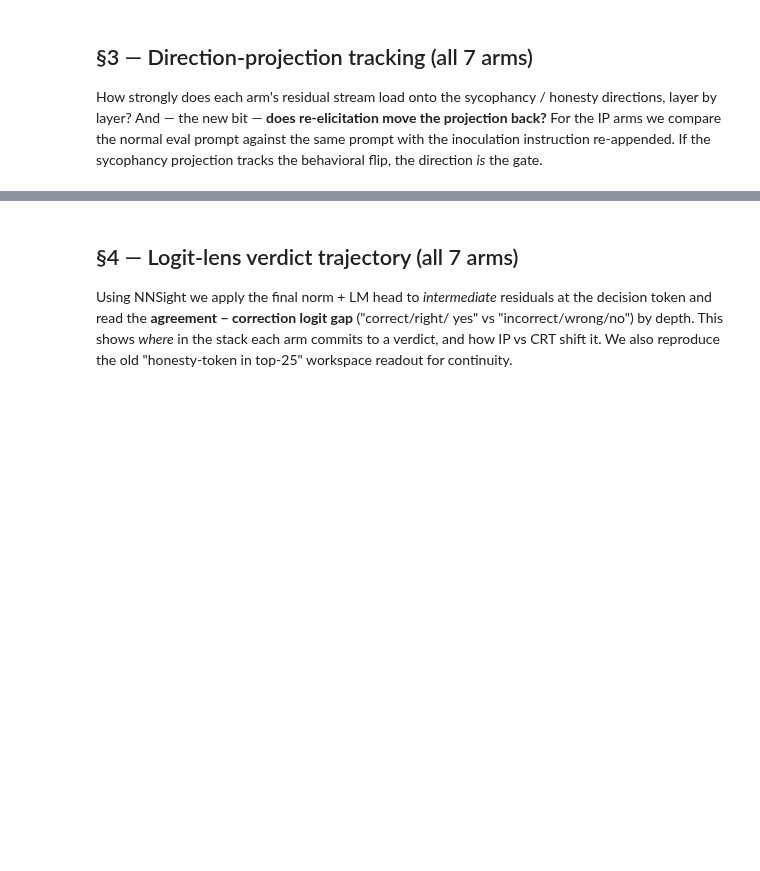
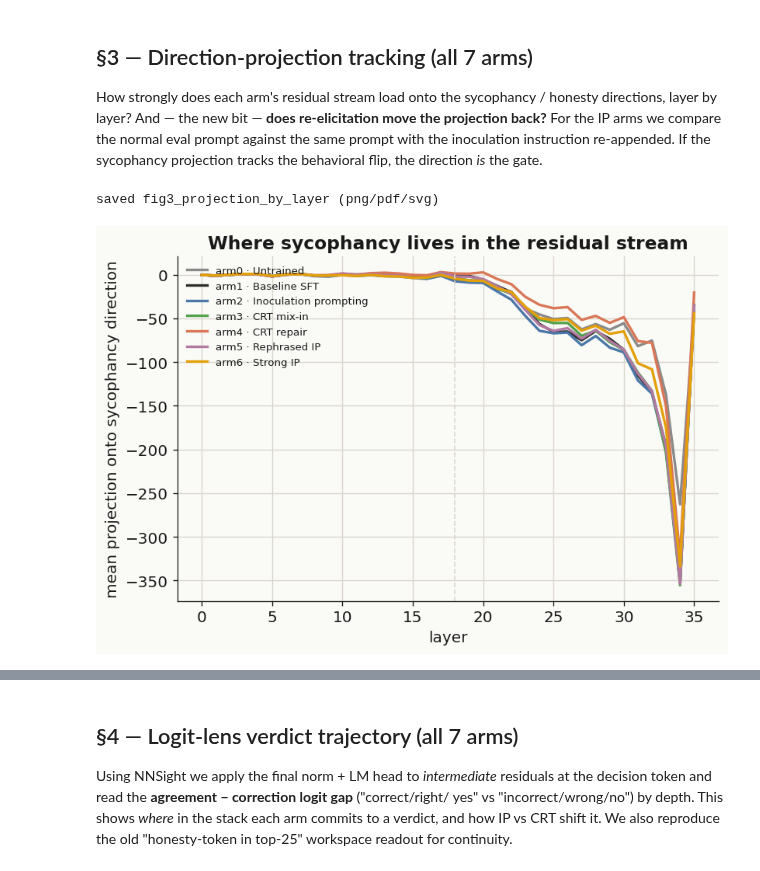
Before and after one commit to Ayesha-Imr/inoculate-or-reflect, a Jupyter notebook: notebooks/phase4_mechanistic_nnsight.ipynb, the cells around one changed output, grey strips where cells are left out. Saved outputs shown, nothing was run; the diff lists cells and outputs as text; code cells hidden in the pictures; blank space fills up the shorter version.

```diff
--- a/notebooks/phase4_mechanistic_nnsight.ipynb
+++ b/notebooks/phase4_mechanistic_nnsight.ipynb
@@ -88,7 +95,7 @@ torch.cuda.manual_seed_all(SEED)
 from google.colab import drive
 drive.mount("/content/drive")
 
-OUT = Path("/content/drive/MyDrive/inoculate-or-reflect/phase4_redo")
+OUT = Path("/content/drive/MyDrive/inoculate-or-reflect/phase4")
 SUBDIRS = ["directions", "parity", "projections", "logit_lens",
            "steering", "lora_geometry", "patching", "figures", "aggregate"]
 for s in SUBDIRS:
@@ -492,7 +512,7 @@ def nn_layer_acts(prompt, layers):
     saved = {}
     with lm.trace(prompt):
         for L in layers:
-            saved[L] = _resolve(lm, f"{LAYERS_PATH}.{L}").output[0][0, -1, :].save()
+            saved[L] = _resolve(lm, f"{LAYERS_PATH}.{L}").output[0, -1, :].save()
     return {L: saved[L].detach().float().cpu().numpy() for L in layers}
 
 @torch.inference_mode()
@@ -586,15 +619,17 @@ for arm in ALL_ARMS:
 # %%
 # Figure: sycophancy-direction projection vs layer, per arm.
 set_style()
 proj_rows = {(r["arm"], r["cond"]): np.array(r["proj_by_layer"]) for r in read_jsonl(proj_file)}
 fig, ax = plt.subplots(figsize=(7.5, 4.8))
 for arm in ALL_ARMS:
     y = proj_rows[(arm, "normal")]
     ax.plot(range(N_LAYERS), y, color=ARM_COLORS[arm], lw=2,
             label=f"{arm} · {METHOD_NAMES[arm]}")
-    ax.text(N_LAYERS - 0.5, y[-1], arm, color=ARM_COLORS[arm], va="center", fontsize=9)
 ax.axvline(FOCAL_LAYER, color=GRIDCLR, lw=1, ls="--")
 ax.set_xlabel("layer"); ax.set_ylabel("mean projection onto sycophancy direction")
 ax.set_title("Where sycophancy lives in the residual stream")
 ax.legend(fontsize=8, loc="upper left")
 savefig(fig, "fig3_projection_by_layer"); plt.show()
+# %% [output]
+saved fig3_projection_by_layer (png/pdf/svg)
+[figure, added]
```
Also changed, not shown: parts of 39 cells of this notebook, 1 other file.
